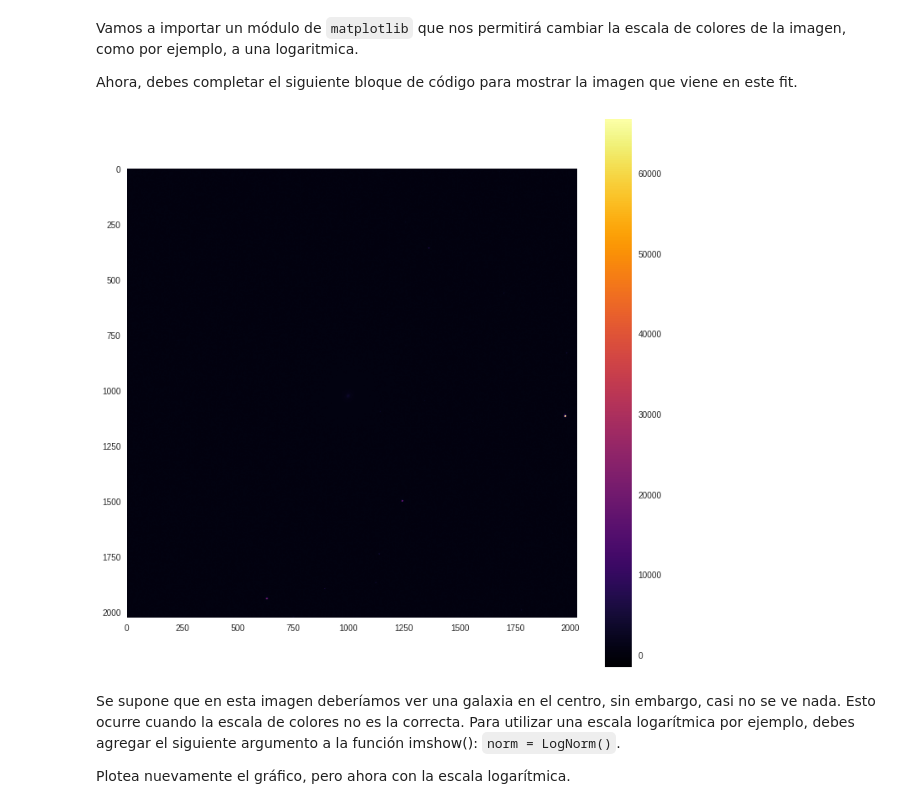
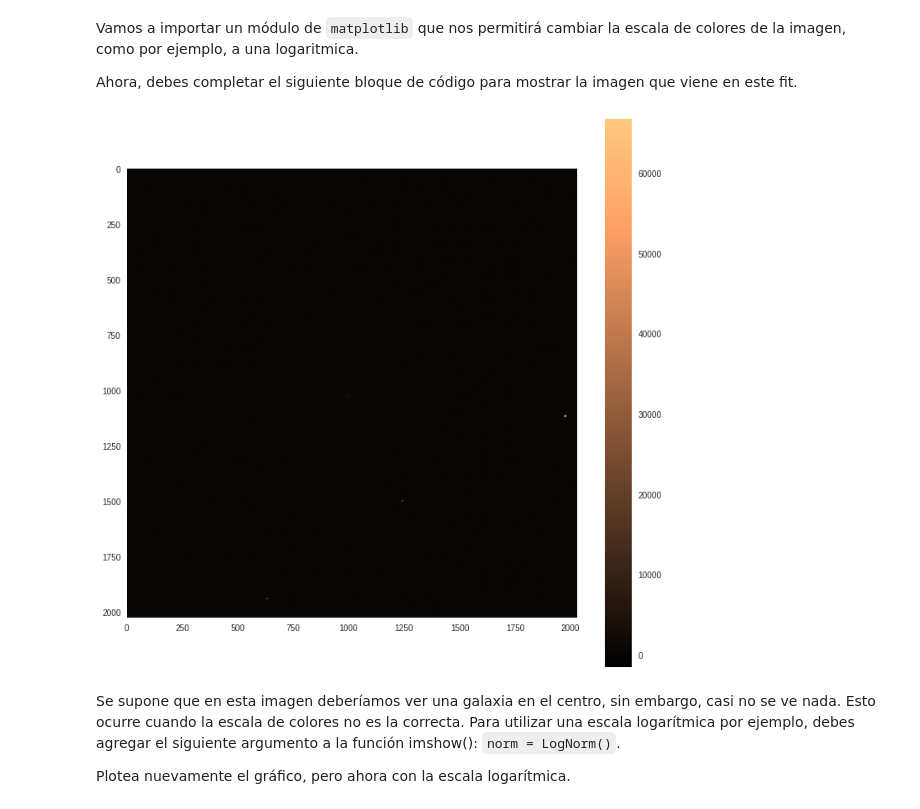
Before and after one commit to franciscourbina/minitarea3, a Jupyter notebook: minitarea3.ipynb, the cells around one changed output. Saved outputs shown, nothing was run; the diff lists cells and outputs as text; code cells hidden in the pictures.

```diff
--- a/minitarea3.ipynb
+++ b/minitarea3.ipynb
@@ -132,14 +132,14 @@ Ahora, debes completar el siguiente bloque de código para mostrar la imagen que
 # %%
 from matplotlib.colors import LogNorm
 
 plt.figure(figsize=(12,12))
-plt.imshow(imagen, cmap = "inferno")
+plt.imshow(imagen, cmap = "copper")
 plt.colorbar()
 
 # El siguiente comando hará que no se vean las líneas sobre la imagen
 plt.grid(b=None)
 # %% [output]
-[figure, old version]
+[figure, new version]
 # %% [markdown]
 Se supone que en esta imagen deberíamos ver una galaxia en el centro, sin embargo, casi no se ve nada. Esto ocurre cuando la escala de colores no es la correcta. Para utilizar una escala logarítmica por ejemplo, debes agregar el siguiente argumento a la función imshow(): `norm = LogNorm()`.
 
```
Also changed, not shown: parts of 3 cells of this notebook.
